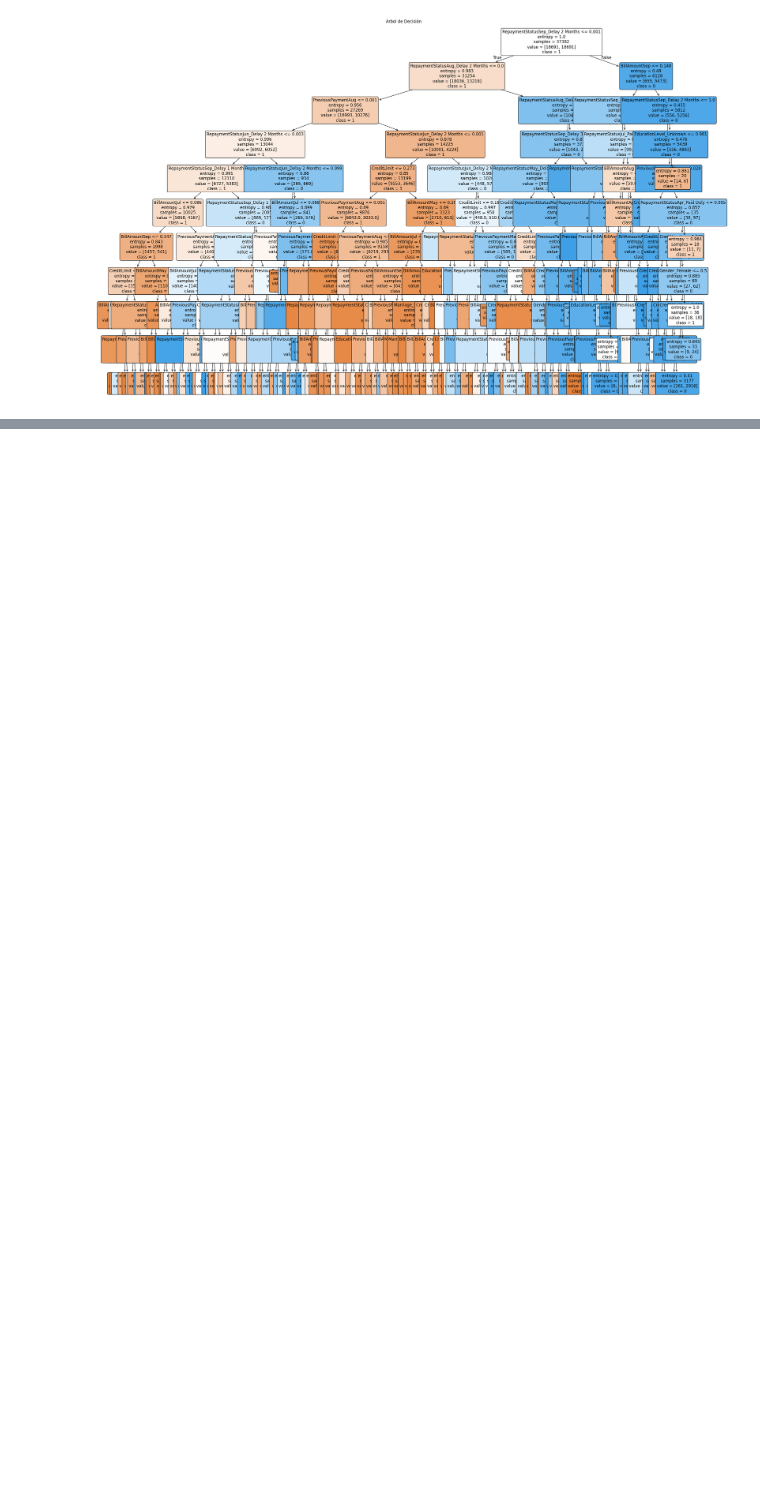
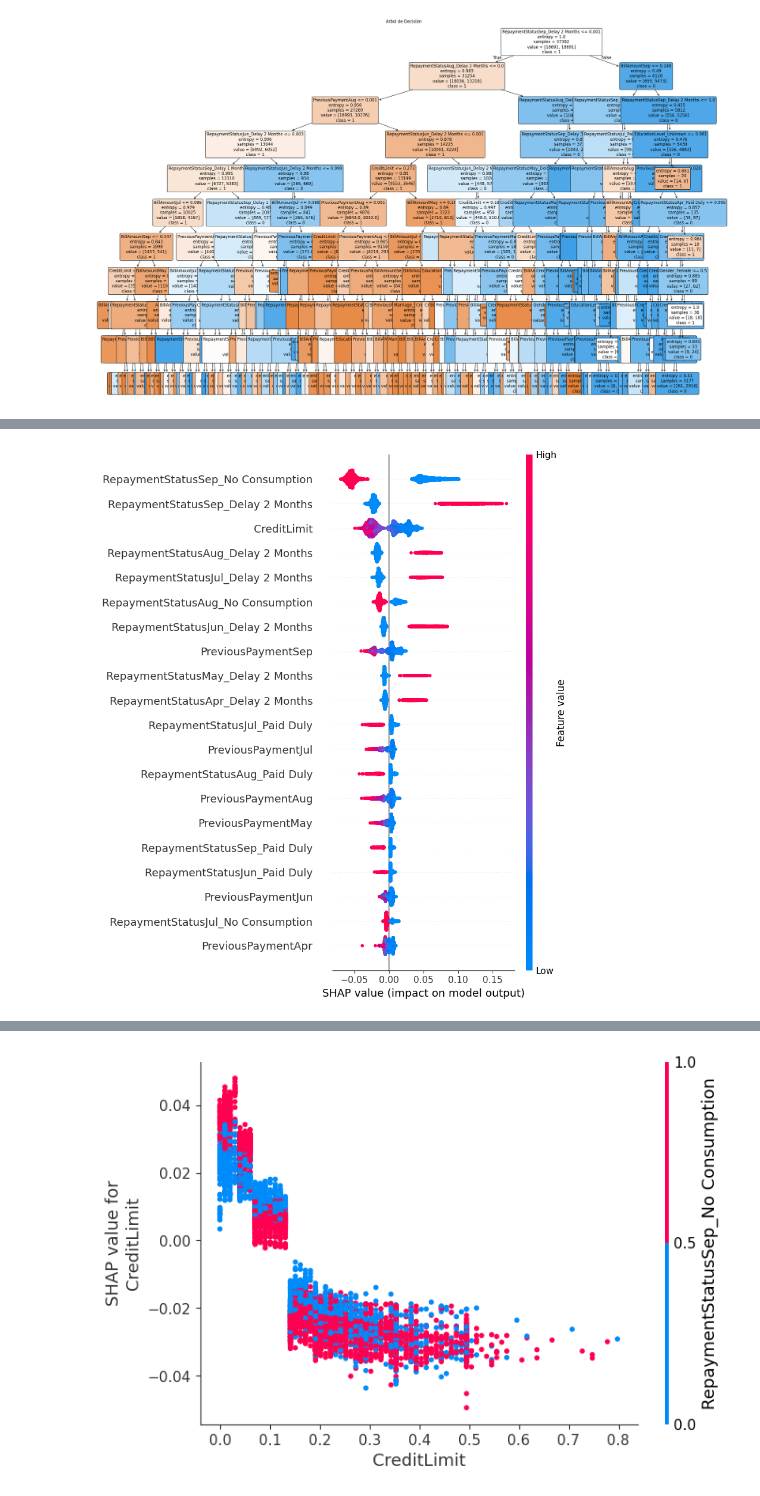
Before and after one commit to marioUnir/TFM, a Jupyter notebook: 4-Scale & One-Hot & SMOTE & Train.ipynb, the cells around one changed output, grey strips where cells are left out. Drawn from its saved outputs; the diff is of its cells as text; code cells hidden in the pictures; blank space fills up the shorter version.

```diff
--- a/4-Scale & One-Hot & SMOTE & Train.ipynb
+++ b/4-Scale & One-Hot & SMOTE & Train.ipynb
@@ -342,0 +566,29 @@ plt.show()
+# %%
+import shap
+import matplotlib.pyplot as plt
+
+# Asumimos que el mejor modelo de Random Forest es 'best_models["Random Forest"]'
+# Y que tienes X_val, y_val como tus datos de validación
+
+# Creamos un explicador SHAP para Random Forest
+explainer = shap.TreeExplainer(best_models["Random Forest"])
+
+# Calculamos los valores SHAP para el conjunto de validación
+shap_values = explainer.shap_values(X_val)
+
+shap_values = np.array([[col[1] for col in elem] for elem in shap_values])
+
+# Resumen de los valores SHAP (gráfico resumen)
+shap.summary_plot(shap_values, pd.DataFrame(X_val,columns=X.columns))  # 1 es para la clase positiva, ajusta si tienes más de 2 clases
+
+# Gráfico de dispersión para un ejemplo específico
+shap.initjs()  # Para inicializar visualizaciones interactivas
+
+# Seleccionamos un ejemplo (puedes cambiar el índice)
+example_index = 0
+shap.force_plot(explainer.expected_value[1], shap_values[example_index], X_val[example_index])
+
+# Gráfico de dependencia para una característica
+shap.dependence_plot("CreditLimit", shap_values, pd.DataFrame(X_val,columns=X.columns))  # Ajusta el nombre de la característica
+# %% [output]
+[figure, added]
@@ -342,0 +596 @@ plt.show()
+[figure, added]
```
Also changed, not shown: parts of 10 cells of this notebook.
